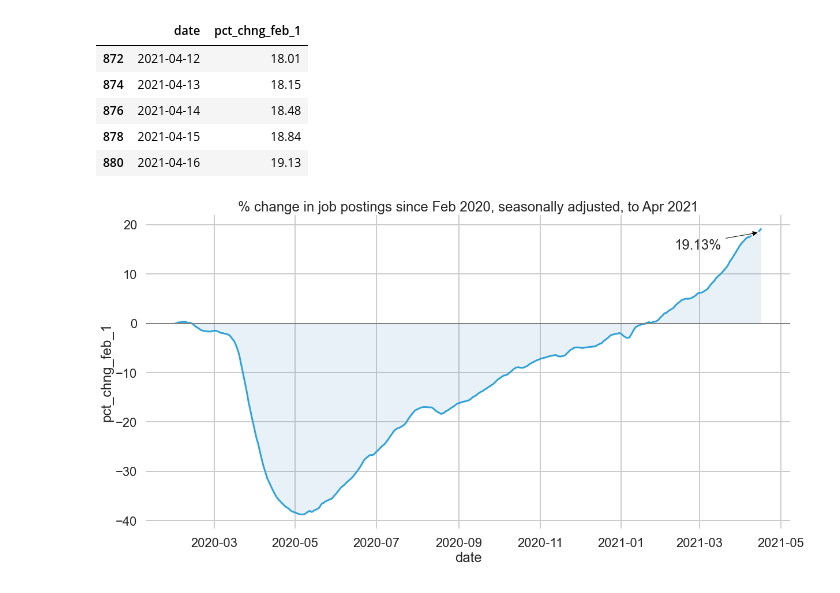
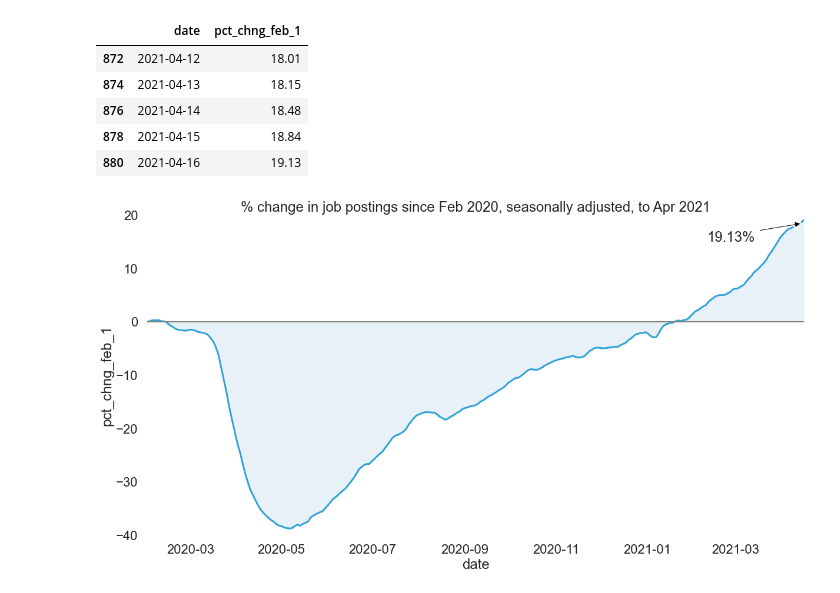
Before and after one commit to calvlu/hiringmap, a Jupyter notebook: hiringplots.ipynb, the cells around one changed output. Drawn from its saved outputs; the diff is of its cells as text; code cells hidden in the pictures.

```diff
--- a/hiringplots.ipynb
+++ b/hiringplots.ipynb
@@ -34,22 +34,22 @@ tempd2 = dt.datetime(2021, 4, 16)
 # %%
 #plt.style.use('fivethirtyeight')
 
-sns.set_style("whitegrid")
+sns.set_style("white")
 sns.set_context("poster")
 
 fig, ax = plt.subplots(figsize=(20, 10))
 
 sns.lineplot(x='date', y='pct_chng_feb_1', data=hiringdf, color='#30a2da')
 
 plt.title('% change in job postings since Feb 2020, seasonally adjusted, to Apr 2021')
 plt.axhline(0, color='0.5', linewidth=2)
 plt.fill_between('date','pct_chng_feb_1', 0, alpha=0.1, data=hiringdf)
 ax.annotate('19.13%', xy=(tempd2, 18.5), xytext=(tempd1, 15),
-            arrowprops=dict(width=3,facecolor='black',shrink=0.05),
-            )
+            arrowprops=dict(width=3,facecolor='black',shrink=0.05))
+
 sns.despine(left=True, bottom=True)
-
+plt.axis(['2020-02-01', '2021-04-16', -40, 20])
 #plt.show()
 plt.savefig('hiringplot.png')
 # %% [output]
-[figure, old version]
+[figure, new version]
```
Also changed, not shown: 1 other file.
